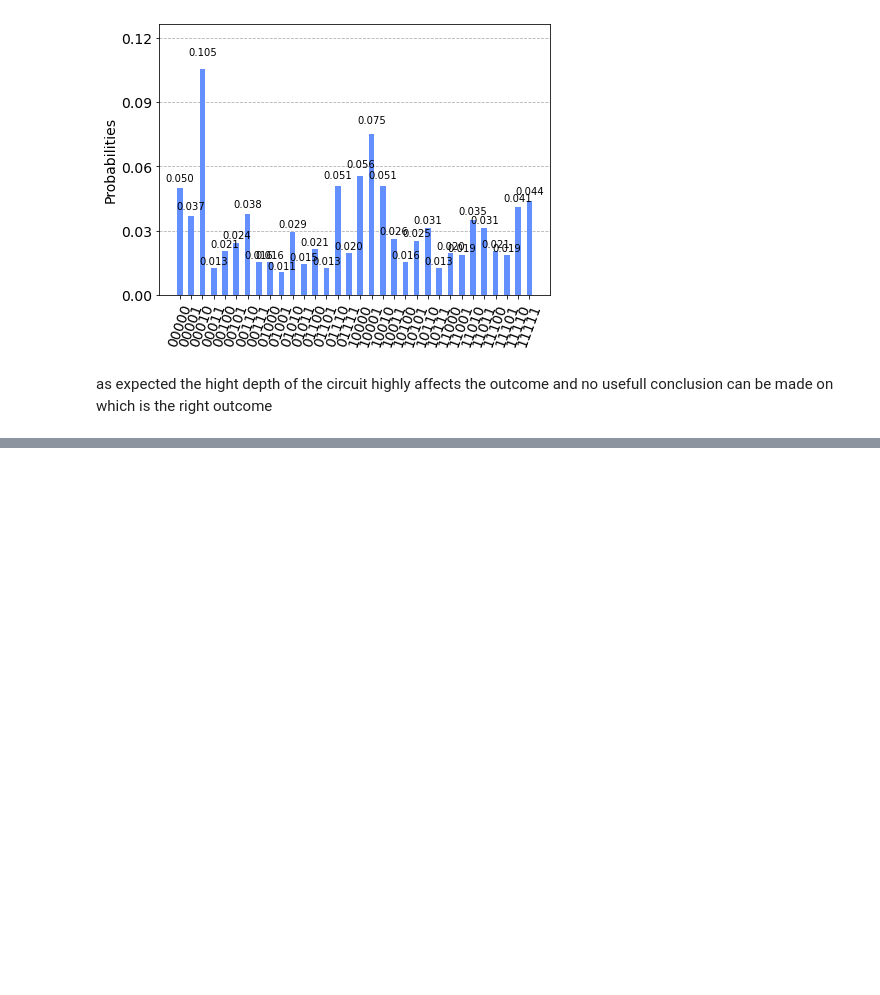
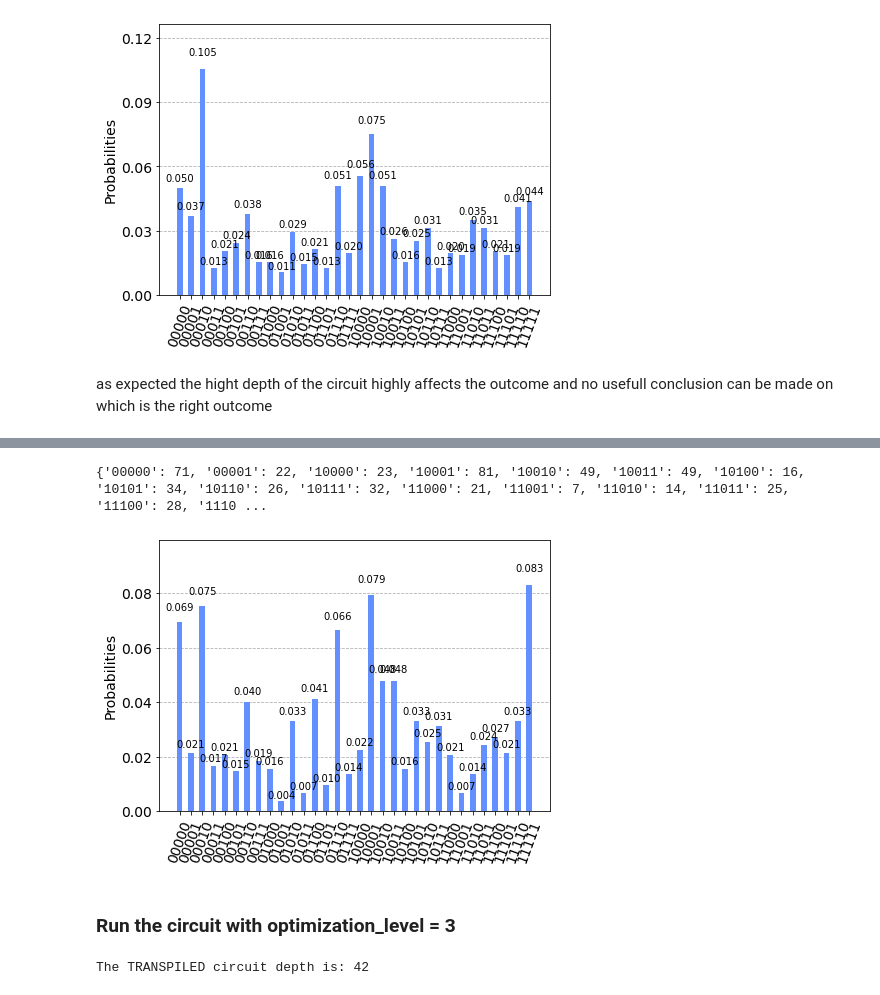
Before and after one commit to iliasgalanis/Investigate-Quantum-Volume, a Jupyter notebook: ibmq_5_yorktown/exp_5x26.ipynb, the cells around one changed output, grey strips where cells are left out. Cells and saved outputs as stored; diff of their text form; code cells hidden in the pictures; blank space fills up the shorter version.

```diff
--- a/ibmq_5_yorktown/exp_5x26.ipynb
+++ b/ibmq_5_yorktown/exp_5x26.ipynb
@@ -104,0 +120,18 @@ as expected the hight depth of the circuit highly affects the outcome and no use
+# %%
+results = job.result()
+answer = results.get_counts()
+counts = job.result().get_counts(qc_transpiled)
+print(counts) # print the outcomes
+
+
+plot_histogram(answer)
+# %% [output]
+{'00000': 71, '00001': 22, '10000': 23, '10001': 81, '10010': 49, '10011': 49, '10100': 16, '10101': 34, '10110': 26, '10111': 32, '11000': 21, '11001': 7, '11010': 14, '11011': 25, '11100': 28, '1110 ...
+[figure, added]
+# %% [markdown]
+### Run the circuit with optimization_level = 3
+# %%
+qc_transpiled = transpile(qc, backend, optimization_level=3)
+print("The TRANSPILED circuit depth is:", qc_transpiled.depth())
+# %% [output]
+The TRANSPILED circuit depth is: 42
```
Also changed, not shown: parts of 9 cells of this notebook, 2 other files.
